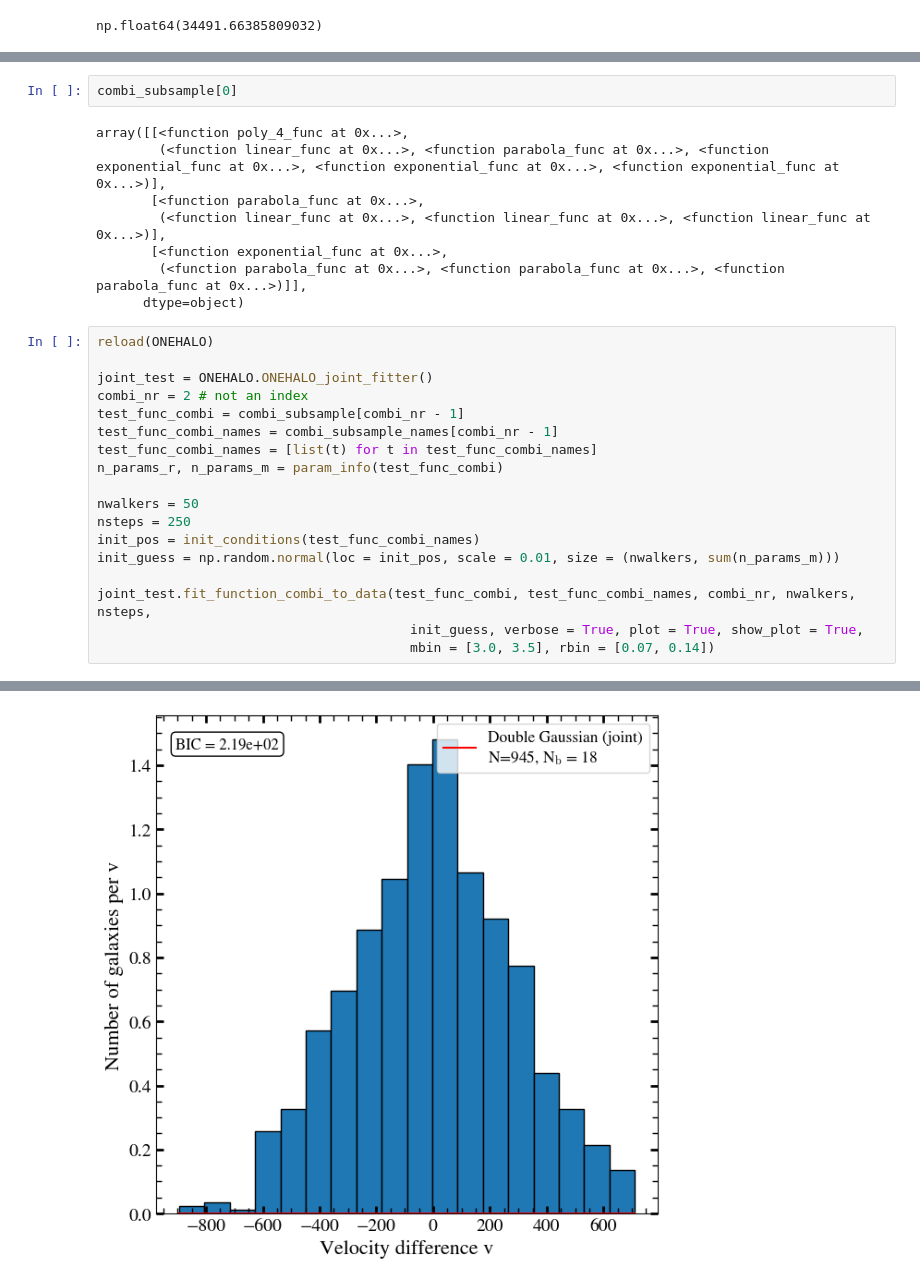
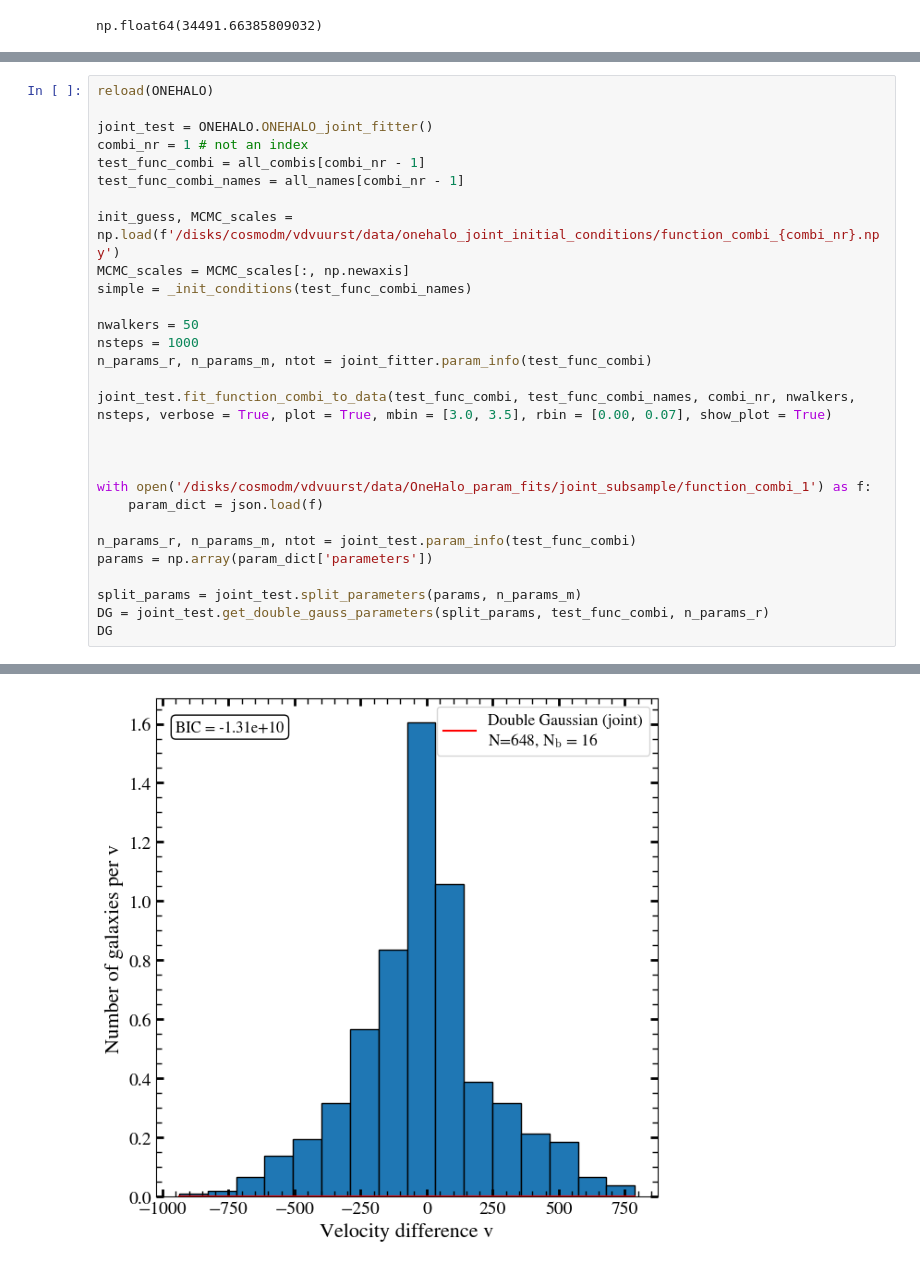
Before and after one commit to TimvdVuurst/MRP_vdvuurst, a Jupyter notebook: notebooks/joint_model_tests.ipynb, the cells around one changed output, grey strips where cells are left out. Drawn from its saved outputs; the diff is of its cells as text.

Commit message:
MCMC implementation and working into joint model

```diff
--- a/notebooks/joint_model_tests.ipynb
+++ b/notebooks/joint_model_tests.ipynb
@@ -195,29 +187,30 @@ array([-7.49983057e-11,  0.00000000e+00, -6.59606957e-11,  0.00000000e+00,
-# %%
-combi_subsample[0]
-# %% [output]
-array([[<function poly_4_func at 0x...>,
-        (<function linear_func at 0x...>, <function parabola_func at 0x...>, <function exponential_func at 0x...>, <function exponential_func at 0x...>, <function exponential_func at 0x...>)],
-       [<function parabola_func at 0x...>,
-        (<function linear_func at 0x...>, <function linear_func at 0x...>, <function linear_func at 0x...>)],
-       [<function exponential_func at 0x...>,
-        (<function parabola_func at 0x...>, <function parabola_func at 0x...>, <function parabola_func at 0x...>)]],
-      dtype=object)
 # %%
 reload(ONEHALO)
 
 joint_test = ONEHALO.ONEHALO_joint_fitter()
-combi_nr = 2 # not an index
-test_func_combi = combi_subsample[combi_nr - 1]
-test_func_combi_names = combi_subsample_names[combi_nr - 1]
-test_func_combi_names = [list(t) for t in test_func_combi_names]
-n_params_r, n_params_m = param_info(test_func_combi)
+combi_nr = 1 # not an index
+test_func_combi = all_combis[combi_nr - 1]
+test_func_combi_names = all_names[combi_nr - 1]
+
+init_guess, MCMC_scales = np.load(f'/disks/cosmodm/vdvuurst/data/onehalo_joint_initial_conditions/function_combi_{combi_nr}.npy')
+MCMC_scales = MCMC_scales[:, np.newaxis]
+simple = _init_conditions(test_func_combi_names)
 
 nwalkers = 50
-nsteps = 250
-init_pos = init_conditions(test_func_combi_names)
-init_guess = np.random.normal(loc = init_pos, scale = 0.01, size = (nwalkers, sum(n_params_m)))
+nsteps = 1000
+n_params_r, n_params_m, ntot = joint_fitter.param_info(test_func_combi)
 
-joint_test.fit_function_combi_to_data(test_func_combi, test_func_combi_names, combi_nr, nwalkers, nsteps,
-                                        init_guess, verbose = True, plot = True, show_plot = True,
-                                        mbin = [3.0, 3.5], rbin = [0.07, 0.14])
+joint_test.fit_function_combi_to_data(test_func_combi, test_func_combi_names, combi_nr, nwalkers, nsteps, verbose = True, plot = True, mbin = [3.0, 3.5], rbin = [0.00, 0.07], show_plot = True)
+
+
+
+with open('/disks/cosmodm/vdvuurst/data/OneHalo_param_fits/joint_subsample/function_combi_1') as f:
+    param_dict = json.load(f)
+
+n_params_r, n_params_m, ntot = joint_test.param_info(test_func_combi)
+params = np.array(param_dict['parameters'])
+
+split_params = joint_test.split_parameters(params, n_params_m)
+DG = joint_test.get_double_gauss_parameters(split_params, test_func_combi, n_params_r)
+DG
 # %% [output]
@@ -241 +217 @@ joint_test.fit_function_combi_to_data(test_func_combi, test_func_combi_names, co
-[figure, old version]
+[figure, new version]
```
Also changed, not shown: parts of 8 cells of this notebook, 5 other files.
